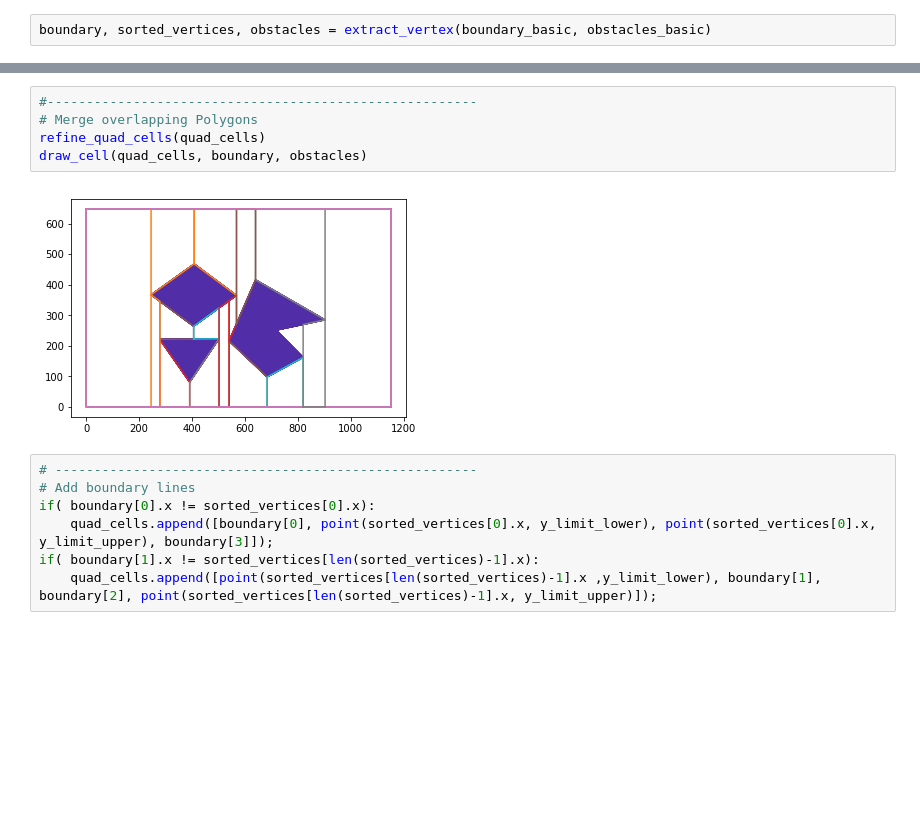
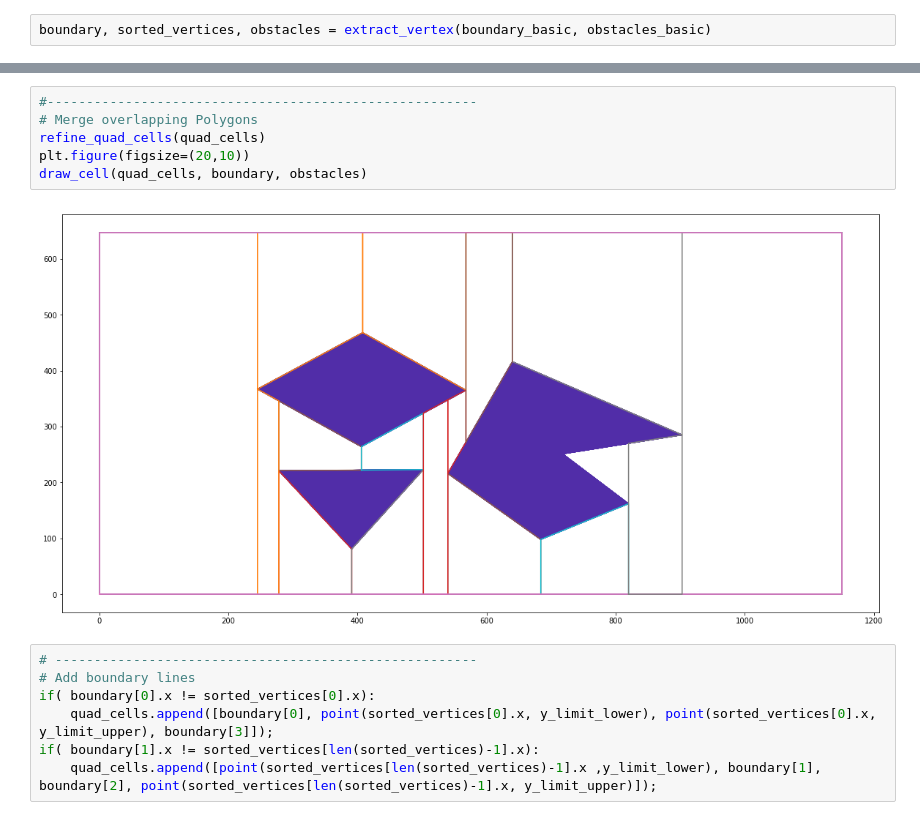
Before and after one commit to KunHanKH/Comple-Coverage-Path-PLanning-Based-on-Cell-Desomposition, a Jupyter notebook: Countour Detection and Polygon Approxiamation.ipynb, the cells around one changed output, grey strips where cells are left out. Drawn from its saved outputs; the diff is of its cells as text; blank space fills up the shorter version.

```diff
--- a/Countour Detection and Polygon Approxiamation.ipynb
+++ b/Countour Detection and Polygon Approxiamation.ipynb
@@ -63,10 +66,11 @@ draw_cell(quad_cells, boundary, obstacles)
 # %%
 #-------------------------------------------------------
 # Merge overlapping Polygons
 refine_quad_cells(quad_cells)
+plt.figure(figsize=(20,10))
 draw_cell(quad_cells, boundary, obstacles)
 # %% [output]
-[figure, old version]
+[figure, new version]
 # %%
 # ------------------------------------------------------
 # Add boundary lines
```
Also changed, not shown: parts of 10 cells of this notebook, 16 other files.
